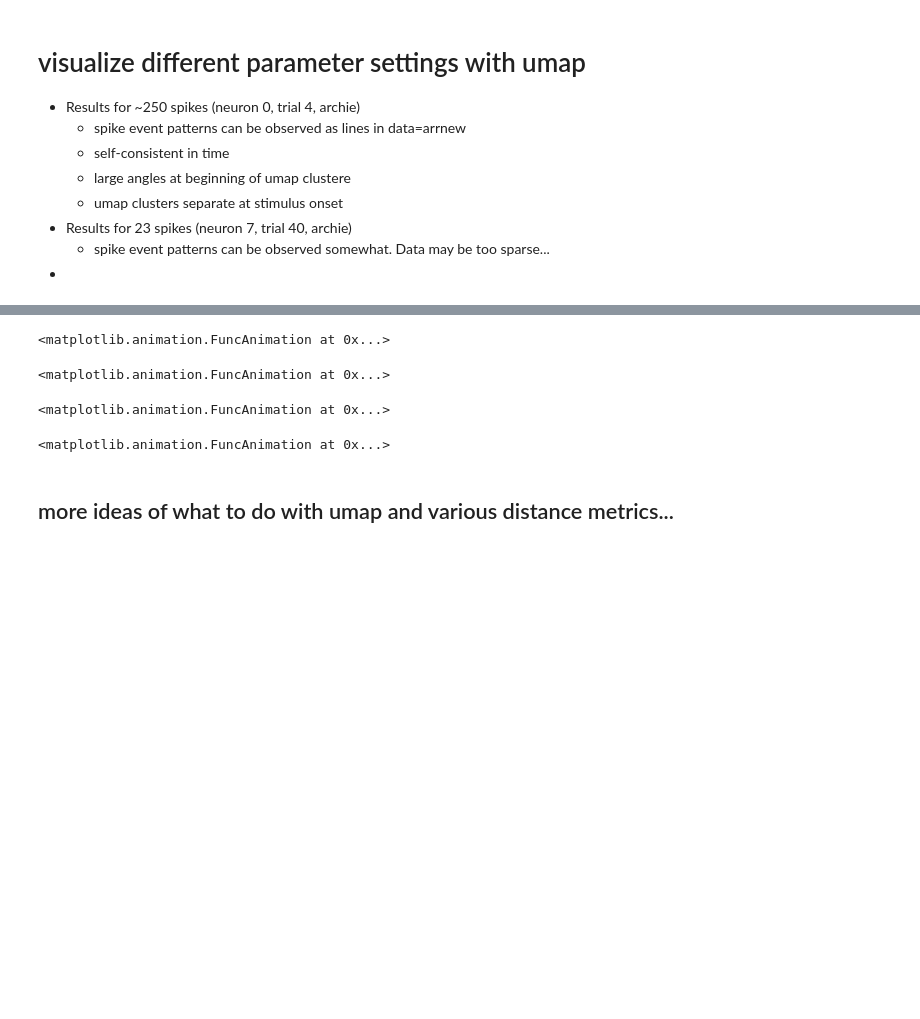
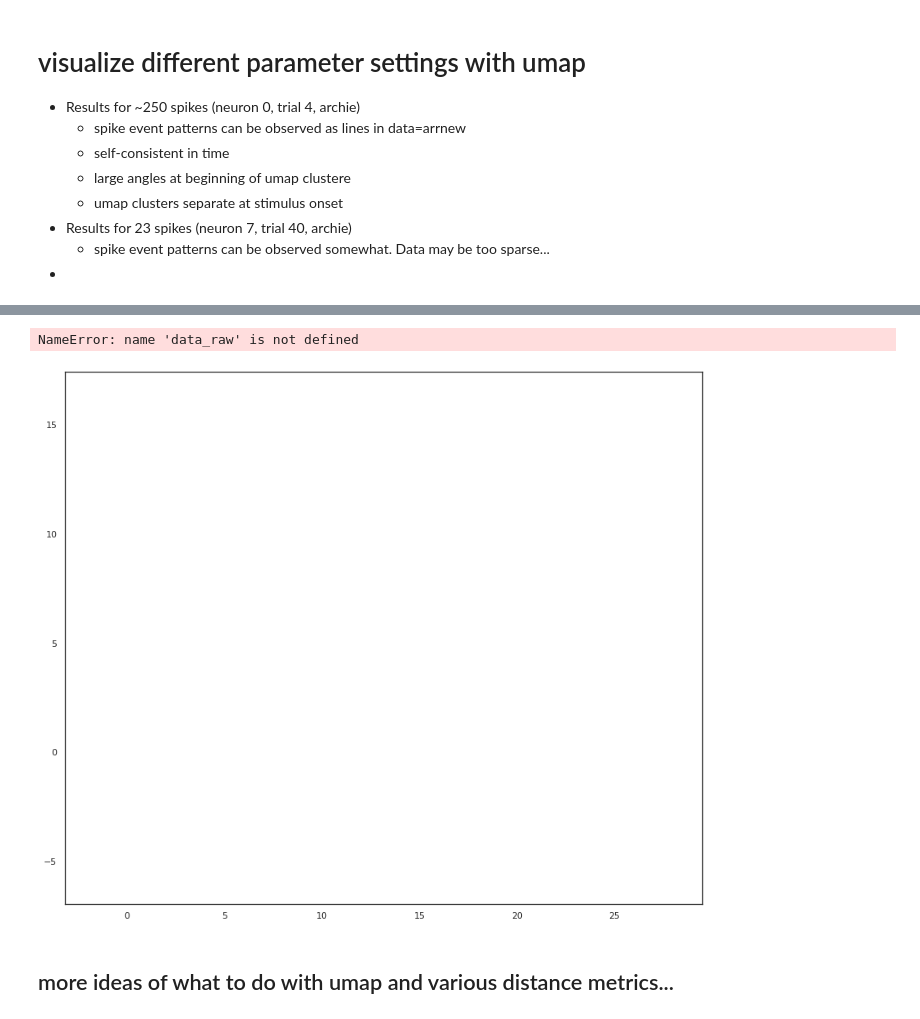
Before and after one commit to TimtheTyrant/neurophysics, a Jupyter notebook: notebooks/animating dimension reduction of spike times as point processes.ipynb, the cells around one changed output, grey strips where cells are left out. Cells and saved outputs as stored; diff of their text form; code cells hidden in the pictures; blank space fills up the shorter version.

```diff
--- a/notebooks/animating dimension reduction of spike times as point processes.ipynb
+++ b/notebooks/animating dimension reduction of spike times as point processes.ipynb
@@ -155,7 +215,7 @@ def generate_frame_data(data, arg_name='n_neighbors', arg_list=[]):
 
     return result
 # %%
-def create_animation(frame_data, arg_name='n_neighbors', arg_list=[]):
+def create_animation(frame_data, spike_times, arg_name='n_neighbors', arg_list=[],**kwargs):
     fig, ax = plt.subplots()
     all_data = np.vstack(frame_data)
     frame_bounds = (all_data[:, 0].min() * 1.1,
@@ -176,20 +236,22 @@ def create_animation(frame_data, arg_name='n_neighbors', arg_list=[]):
 #                         animated=True)
 
 
-#     #color by time
-#     spike_times=np.array(data_raw[f"{nid_self}"])
-#     points = ax.scatter(frame_data[0][:, 0], frame_data[0][:, 1], s=5, c=spike_times[boo_times_keep], cmap='Blues',
-#                         animated=True)
+    #color by time
+    spike_times=np.array(data_raw[f"{nid_self}"])
+    points = ax.scatter(frame_data[0][:, 0], frame_data[0][:, 1], s=50, c=spike_times, cmap='Blues',
+                        animated=True)
 
 #     color by class and spike times
 #         points = ax.scatter(frame_data[0][:, 0], frame_data[0][:, 1], s=s_values, c=target, cmap='Spectral',
 #                         animated=True)
 
     #color by class and size by time
-    st=spike_times[boo_times_keep]
-    s_values=20*(st-st[0])/(st[-1]-st[0])
-    points = ax.scatter(frame_data[0][:, 0], frame_data[0][:, 1], s=s_values, c=target, cmap='Spectral',
-                        animated=True)
+# #     st=spike_times[boo_times_keep]
+#     st=spike_times
+# #     s_values=80*(st-st[0])/(st[-1]-st[0])
+#     s_values=88+0*(st-st[0])/(st[-1]-st[0])
+#     points = ax.scatter(frame_data[0][:, 0], frame_data[0][:, 1], s=s_values, c=target, cmap='viridis',
+#                         animated=True,alpha=0.7)
     n=len(target_names)
     #Colorbar
     cbar = fig.colorbar(
@@ -228,9 +290,9 @@ def create_animation(frame_data, arg_name='n_neighbors', arg_list=[]):
     plt.close()
     return anim
 # %%
-def animate_param(data, arg_name='n_neighbors', arg_list=[]):
-    frame_data = generate_frame_data(data, arg_name, arg_list)
-    return create_animation(frame_data, arg_name, arg_list)
+def animate_param(data, arg_name='n_neighbors', arg_list=[],**kwargs):
+    frame_data = generate_frame_data(data, arg_name=arg_name, arg_list=arg_list, **kwargs)
+    return create_animation(frame_data, spike_times, arg_name, arg_list)
 # %%
 #set the style/make the ticks small and the figsize fixed
 sns.set(style='white', rc={'figure.figsize':(14, 12), 'animation.html': 'html5'})
@@ -239,22 +304,30 @@ NameError: name 'sns' is not defined
 # %%
-data=arrnew #naive spike dwell times did yield seperable connection types
+# data=arrnew #naive spike dwell times did yield seperable connection types
 # data=1/arrnew  #naive spike rates did not yield seperable connection types
+# metric='euclidean'
+metric='mahalanobis'
+# metric='cosine'
+# metric='correlation'
+# metric='hellinger'
+metric='wminkowski'
 
-animate_param(data, 'n_neighbors', [3, 4, 5, 7, 10, 15, 25, 50, 100])
+# output_metric='euclidean'
+# output_metric='hyperboloid'
+output_metric='gaussian_energy'
+kwargs={
+    'metric':metric,
+    'output_metric':output_metric
+}
+animate_param(data, 'n_neighbors', [3, 4, 5, 7, 10, 15, 25, 50, 100],**kwargs)
 # %% [output]
-<matplotlib.animation.FuncAnimation at 0x...>
+NameError: name 'data_raw' is not defined
+[figure, added]
 # %%
-animate_param(data, 'min_dist', [0.0, 0.01, 0.1, 0.2, 0.4, 0.6, 0.9])
+animate_param(data, 'min_dist', [0.0, 0.01, 0.1, 0.2, 0.4, 0.6, 0.9],**kwargs)
-# %% [output]
-<matplotlib.animation.FuncAnimation at 0x...>
 # %%
-animate_param(data, 'local_connectivity', [0.1, 0.2, 0.5, 1, 2, 10])
+animate_param(data, 'local_connectivity', [0.1, 0.2, 0.5, 1, 2, 10],**kwargs)
-# %% [output]
-<matplotlib.animation.FuncAnimation at 0x...>
 # %%
-animate_param(data, 'set_op_mix_ratio', np.linspace(0.0, 1.0, 10))
+animate_param(data, 'set_op_mix_ratio', np.linspace(0.0, 1.0, 10),**kwargs)
-# %% [output]
-<matplotlib.animation.FuncAnimation at 0x...>
 # %% [markdown]
 ## more ideas of what to do with umap and various distance metrics...
 # %%
```
Also changed, not shown: parts of 14 cells of this notebook, 13 other files.
